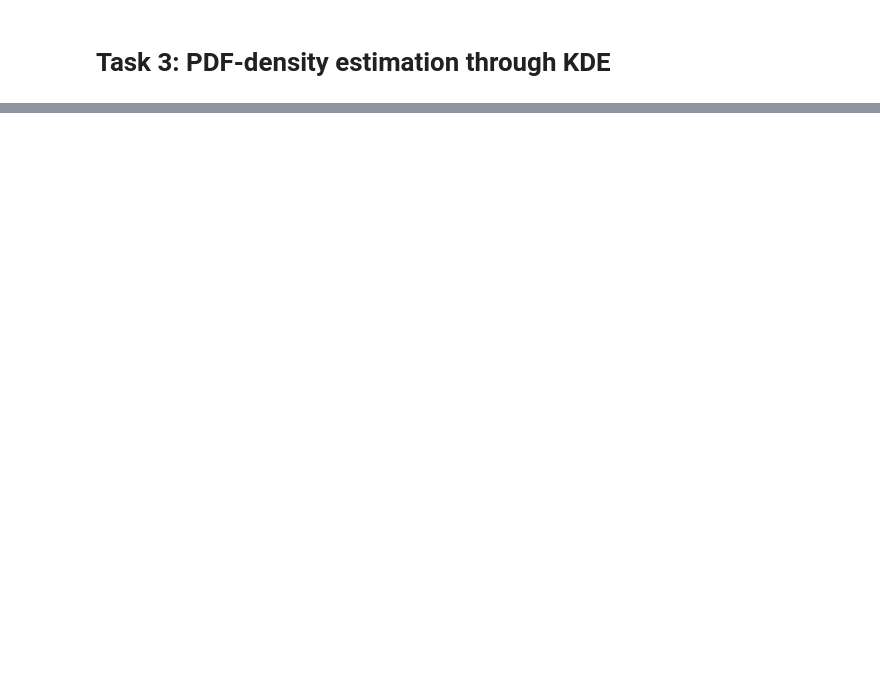
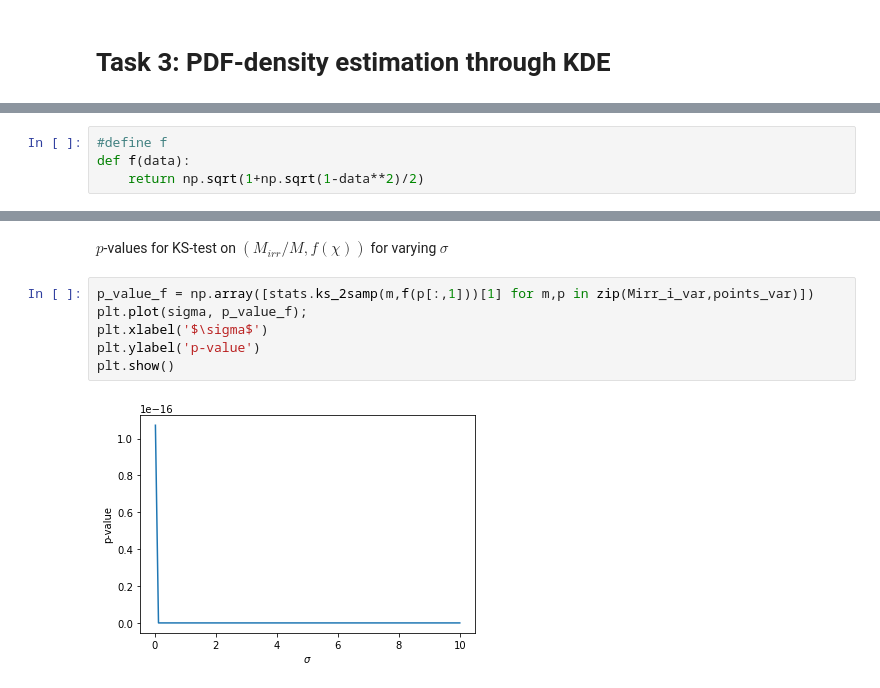
Before and after one commit to SimoneAbeni/astrostatistics_bicocca_2026, a Jupyter notebook: working/Lecture07/The irreducible mass of black holes.ipynb, the cells around one changed output, grey strips where cells are left out. Drawn from its saved outputs; the diff is of its cells as text; blank space fills up the shorter version.

```diff
--- a/working/Lecture07/The irreducible mass of black holes.ipynb
+++ b/working/Lecture07/The irreducible mass of black holes.ipynb
@@ -69,0 +87,4 @@ $$f(\chi) \equiv \frac{M_{irr}}{M} = \sqrt{\frac{1+\sqrt{1-\chi^2}}{2}}$$
+# %%
+#define f
+def f(data):
+    return np.sqrt(1+np.sqrt(1-data**2)/2)
@@ -69,0 +104,10 @@ $$f(\chi) \equiv \frac{M_{irr}}{M} = \sqrt{\frac{1+\sqrt{1-\chi^2}}{2}}$$
+# %% [markdown]
+$p$-values for KS-test on $(M_{irr}/M,f(\chi))$ for varying $\sigma$
+# %%
+p_value_f = np.array([stats.ks_2samp(m,f(p[:,1]))[1] for m,p in zip(Mirr_i_var,points_var)])
+plt.plot(sigma, p_value_f);
+plt.xlabel('$\sigma$')
+plt.ylabel('p-value')
+plt.show()
+# %% [output]
+[figure, added]
```
Also changed, not shown: parts of 10 cells of this notebook.
